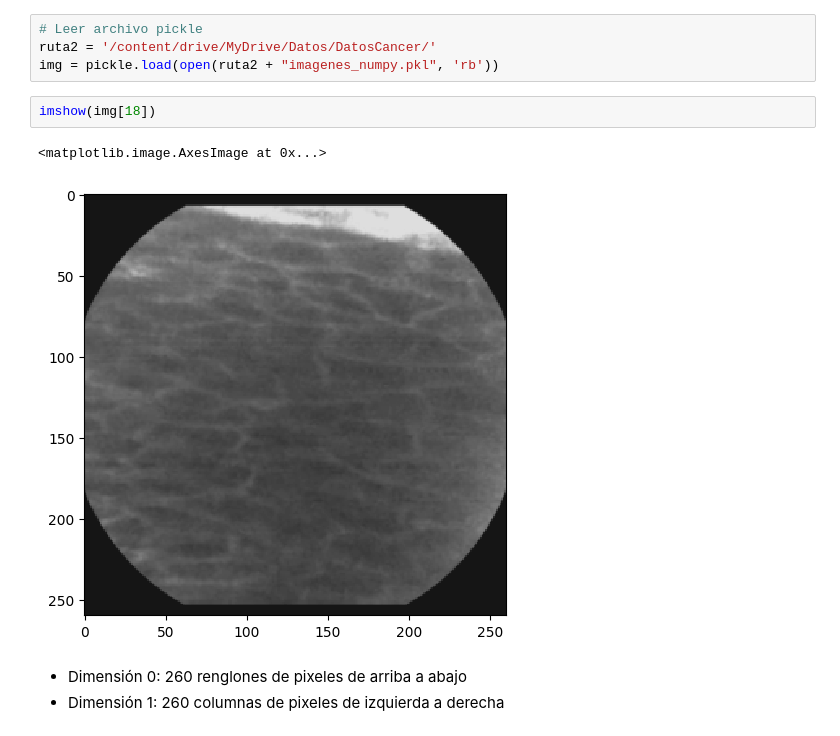
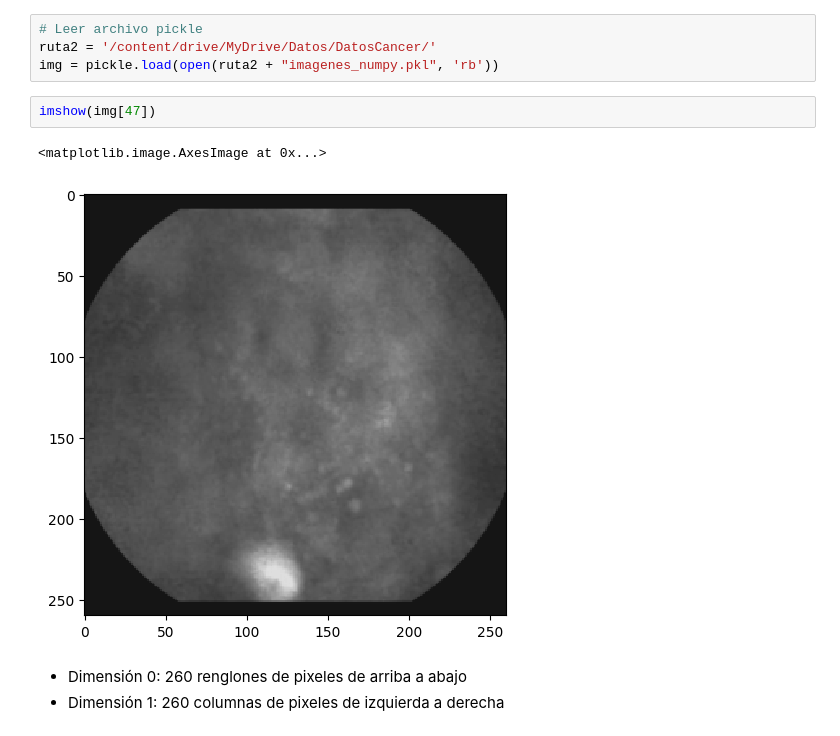
Before and after one commit to AnIsAsPe/ClassificadorCancerEsofago, a Jupyter notebook: Notebooks/PerceptronClasificadorCancerEsófago.ipynb, the cells around one changed output. Saved outputs shown, nothing was run; the diff lists cells and outputs as text.

```diff
--- a/Notebooks/PerceptronClasificadorCancerEsófago.ipynb
+++ b/Notebooks/PerceptronClasificadorCancerEsófago.ipynb
@@ -148,10 +166,10 @@ Wall time: 28min 42s
 ruta2 = '/content/drive/MyDrive/Datos/DatosCancer/'
 img = pickle.load(open(ruta2 + "imagenes_numpy.pkl", 'rb'))
 # %%
-imshow(img[18])
+imshow(img[47])
 # %% [output]
 <matplotlib.image.AxesImage at 0x...>
-[figure, old version]
+[figure, new version]
 # %% [markdown]
 - Dimensión 0: 260 renglones de pixeles de arriba a abajo
 - Dimensión 1: 260 columnas de pixeles de izquierda a derecha
```
Also changed, not shown: parts of 8 cells of this notebook.
